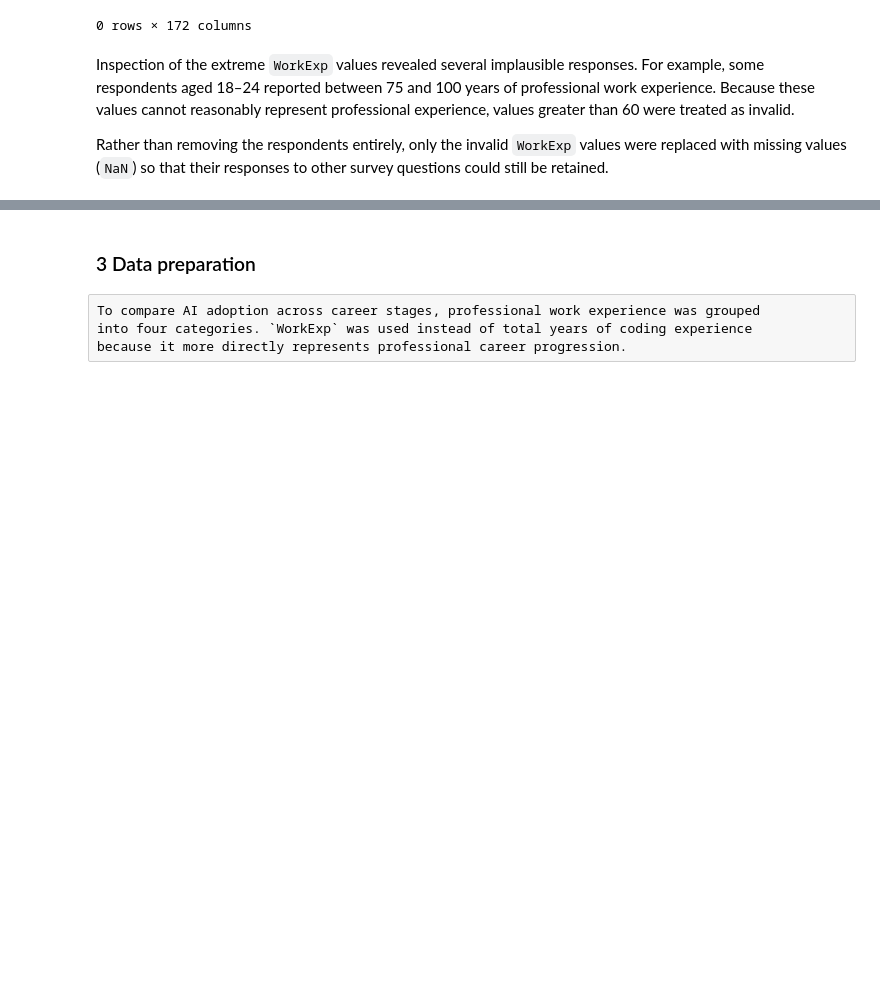
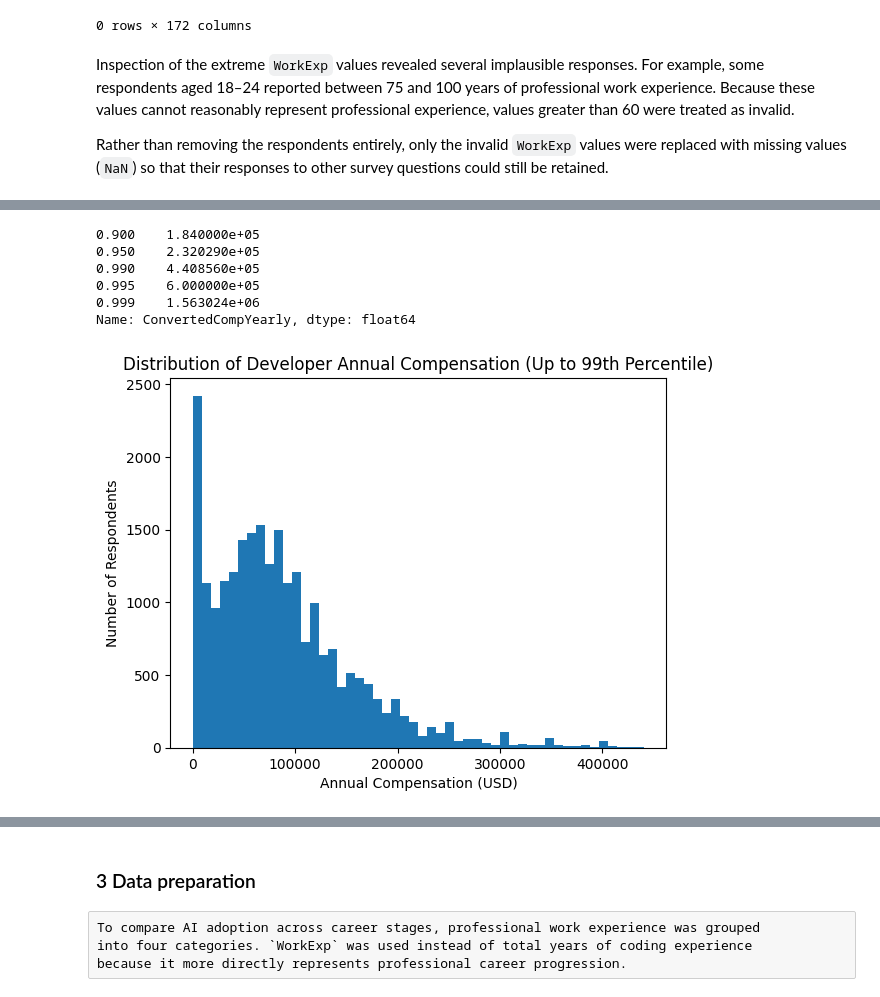
Before and after one commit to RaveTheBrave/Udacity-Data-Science-Stack-Overflow-Blog-Post, a Jupyter notebook: Stack Overflow Blog Post.ipynb, the cells around one changed output, grey strips where cells are left out. Saved outputs shown, nothing was run; the diff lists cells and outputs as text; code cells hidden in the pictures; blank space fills up the shorter version.

```diff
--- a/Stack Overflow Blog Post.ipynb
+++ b/Stack Overflow Blog Post.ipynb
@@ -198,0 +275,28 @@ questions could still be retained.
+# %%
+# Review upper percentiles to understand extreme compensation values
+df['ConvertedCompYearly'].quantile([0.90, 0.95, 0.99, 0.995, 0.999])
+# %% [output]
+0.900    1.840000e+05
+0.950    2.320290e+05
+0.990    4.408560e+05
+0.995    6.000000e+05
+0.999    1.563024e+06
+Name: ConvertedCompYearly, dtype: float64
+# %%
+# Visualize compensation for the majority of respondents
+salary_99 = df['ConvertedCompYearly'].quantile(0.99)
+
+plt.hist(
+    df.loc[
+        df['ConvertedCompYearly'] <= salary_99,
+        'ConvertedCompYearly'
+    ].dropna(),
+    bins=50
+)
+
+plt.xlabel('Annual Compensation (USD)')
+plt.ylabel('Number of Respondents')
+plt.title('Distribution of Developer Annual Compensation (Up to 99th Percentile)')
+plt.show()
+# %% [output]
+[figure, added]
```
Also changed, not shown: parts of 44 cells of this notebook.
